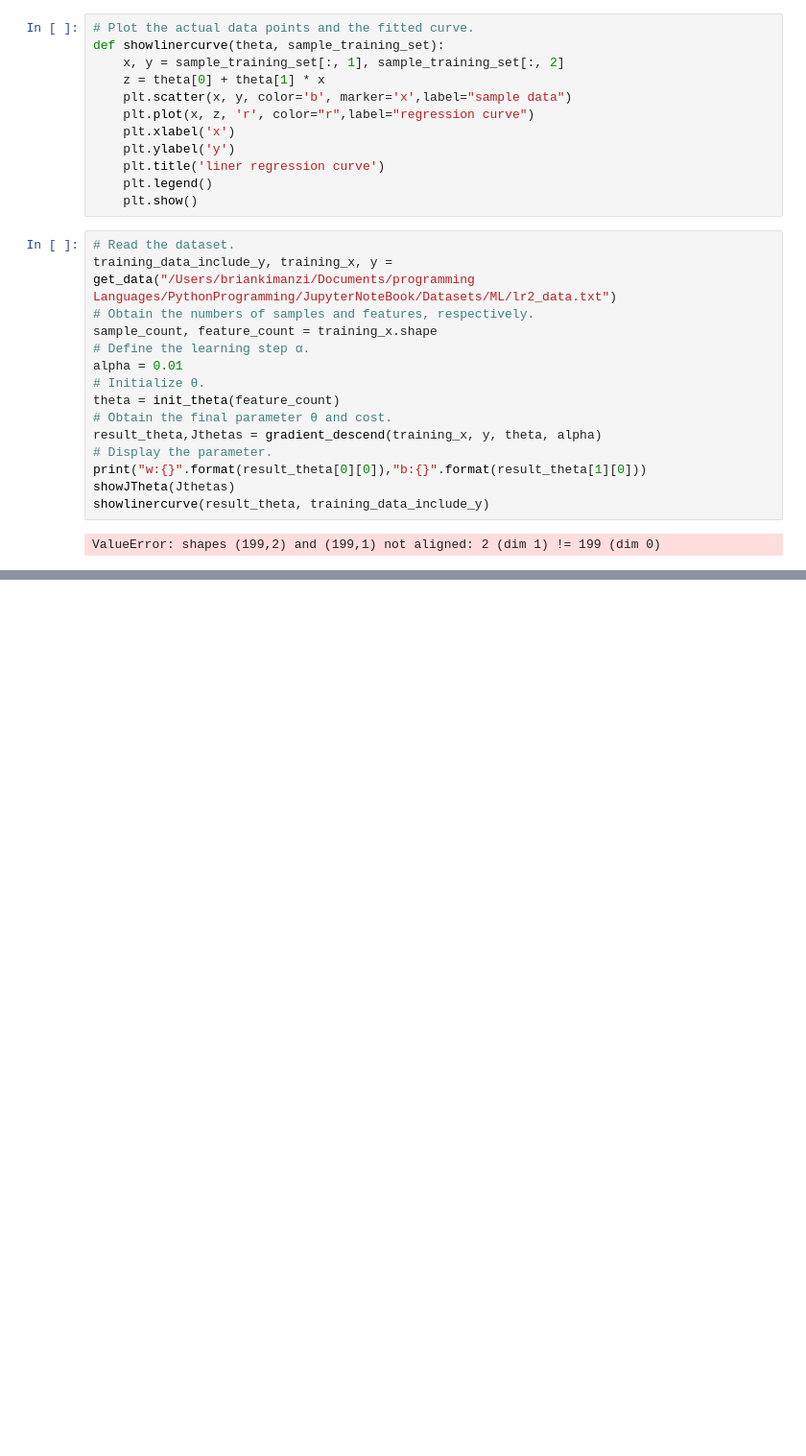
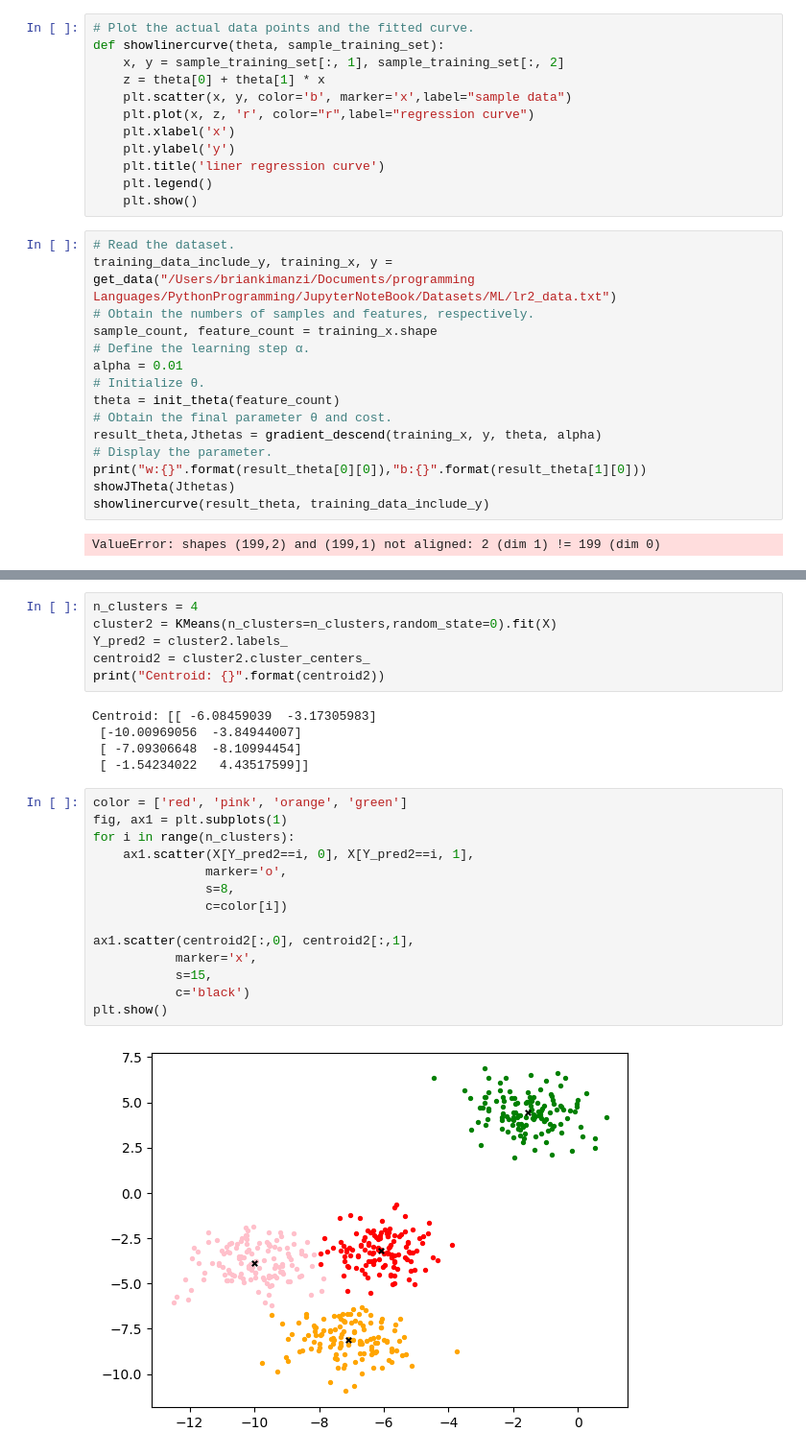
Before and after one commit to Brian342/JupyterNoteBook, a Jupyter notebook: HCIA_Labs.ipynb, the cells around one changed output, grey strips where cells are left out. Shown at 96% size. Cells and saved outputs as stored; diff of their text form; blank space fills up the shorter version.

```diff
--- a/HCIA_Labs.ipynb
+++ b/HCIA_Labs.ipynb
@@ -76,0 +239,27 @@ ValueError: shapes (199,2) and (199,1) not aligned: 2 (dim 1) != 199 (dim 0)
+# %%
+n_clusters = 4
+cluster2 = KMeans(n_clusters=n_clusters,random_state=0).fit(X)
+Y_pred2 = cluster2.labels_
+centroid2 = cluster2.cluster_centers_
+print("Centroid: {}".format(centroid2))
+# %% [output]
+Centroid: [[ -6.08459039  -3.17305983]
+ [-10.00969056  -3.84944007]
+ [ -7.09306648  -8.10994454]
+ [ -1.54234022   4.43517599]]
+# %%
+color = ['red', 'pink', 'orange', 'green']
+fig, ax1 = plt.subplots(1)
+for i in range(n_clusters):
+    ax1.scatter(X[Y_pred2==i, 0], X[Y_pred2==i, 1],
+               marker='o',
+               s=8,
+               c=color[i])
+
+ax1.scatter(centroid2[:,0], centroid2[:,1],
+           marker='x',
+           s=15,
+           c='black')
+plt.show()
+# %% [output]
+[figure, added]
```
Also changed, not shown: parts of 25 cells of this notebook, 1 other file.
